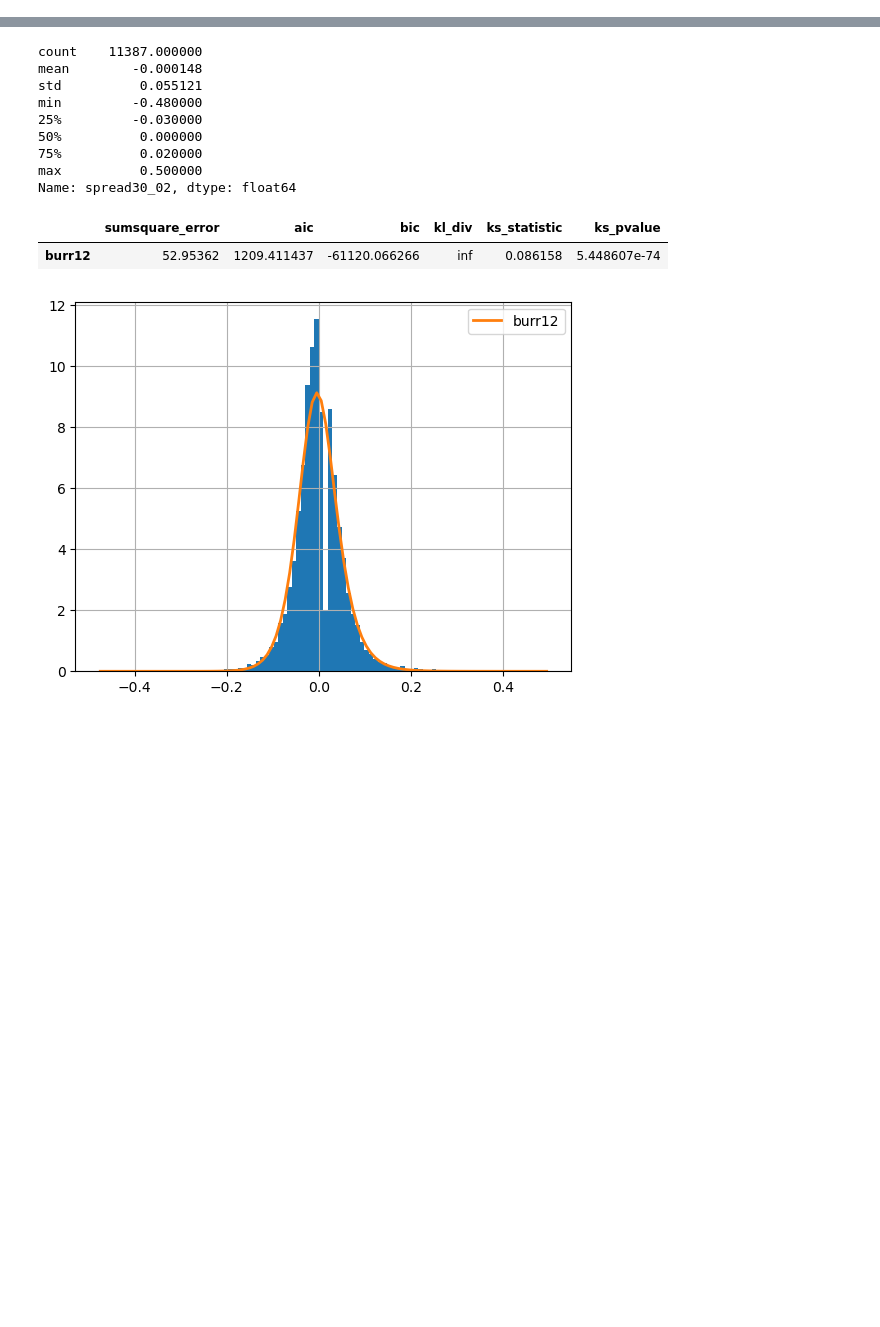
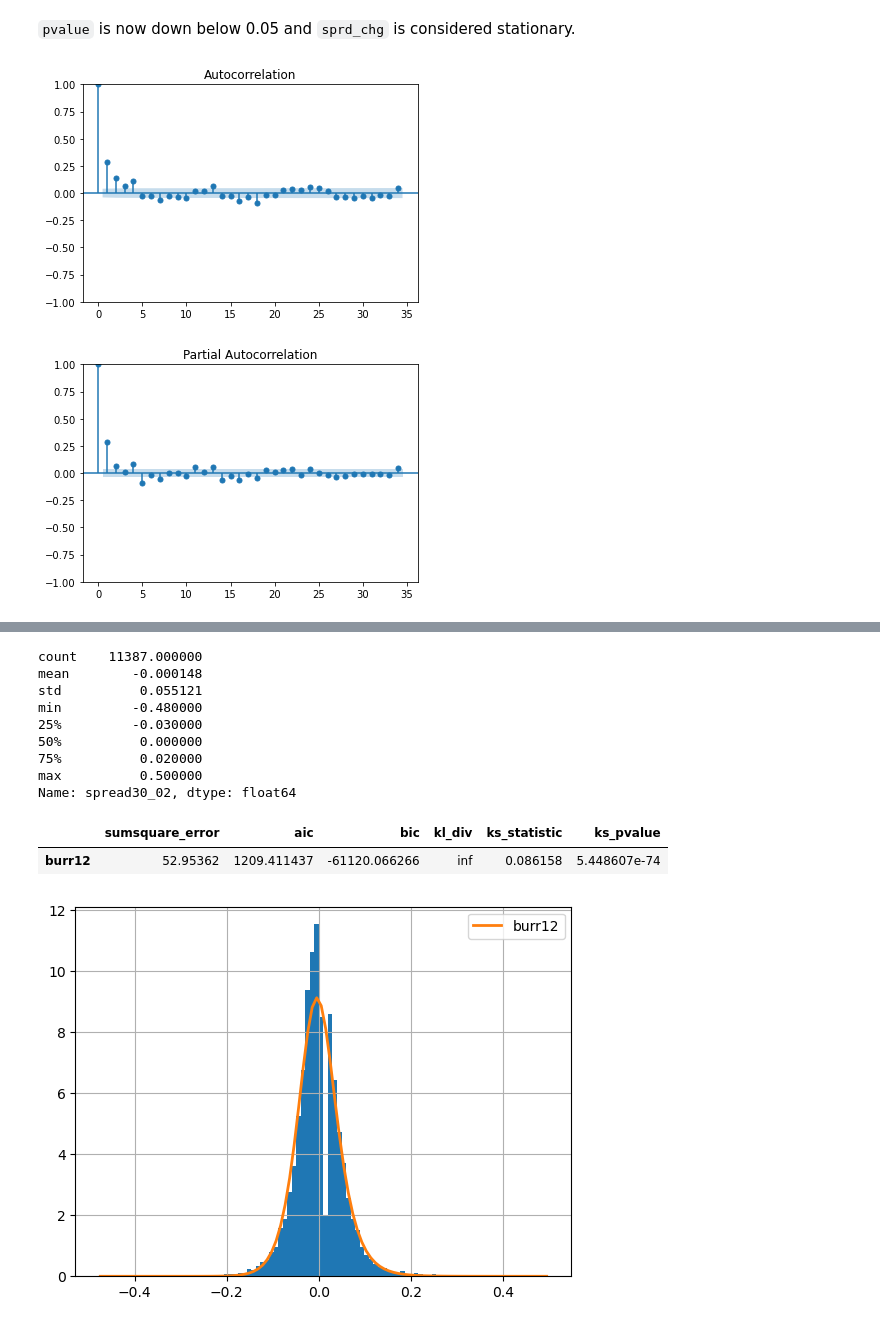
Before and after one commit to ms82494/mikekramer, a Jupyter notebook: spread change distribution.ipynb, the cells around one changed output, grey strips where cells are left out. Drawn from its saved outputs; the diff is of its cells as text; code cells hidden in the pictures; blank space fills up the shorter version.

````diff
--- a/spread change distribution.ipynb
+++ b/spread change distribution.ipynb
@@ -55,0 +86,8 @@ Name: spread30_02, Length: 11387, dtype: float64
+# %% [markdown]
+```pvalue``` is now down below 0.05 and ```sprd_chg``` is considered stationary.
+# %%
+fig1=plot_acf(sprd_chg)
+fig2=plot_pacf(sprd_chg, method='ywm')
+# %% [output]
+[figure, added]
+[figure, added]
````
Also changed, not shown: parts of 7 cells of this notebook, 1 other file.
